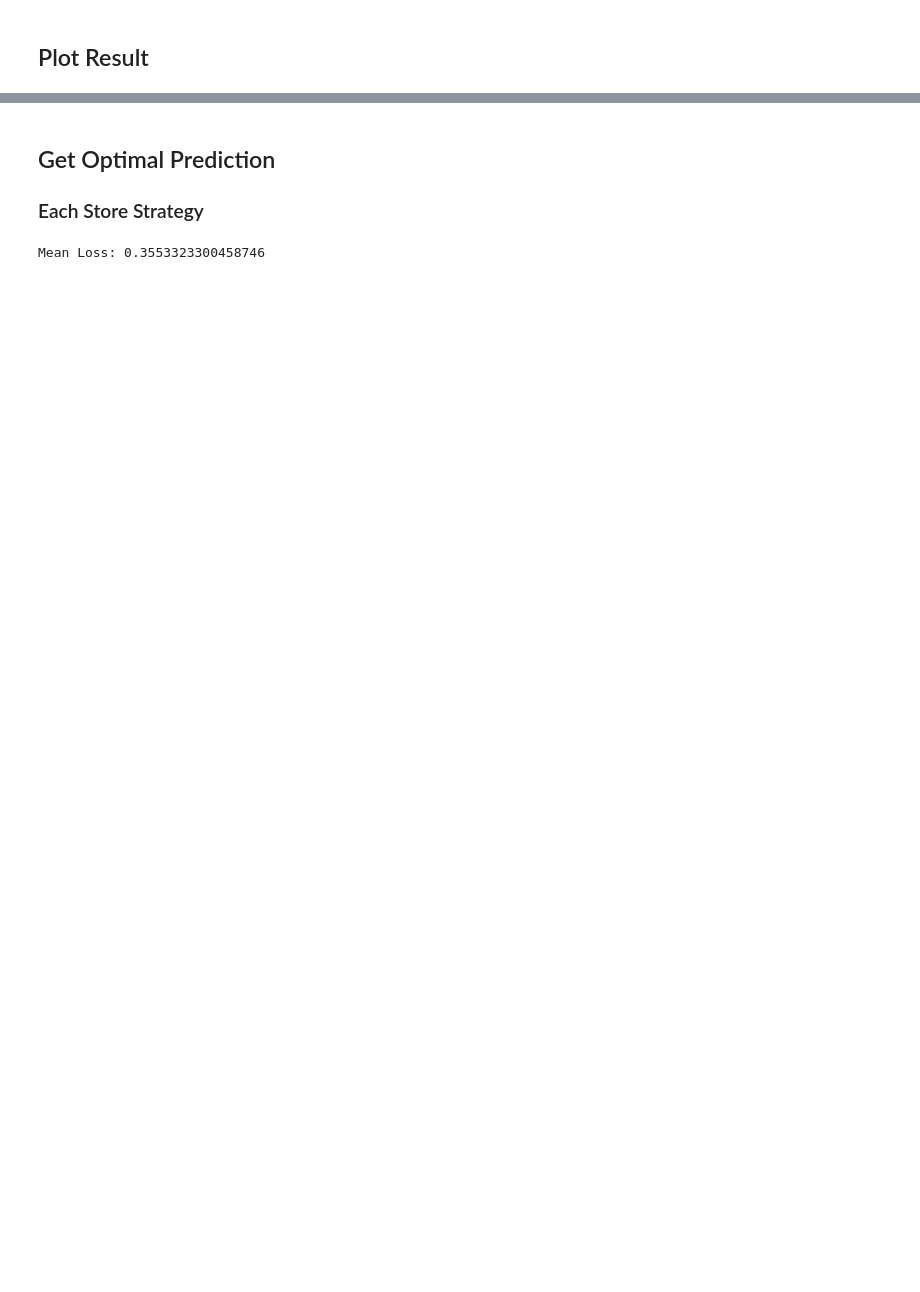
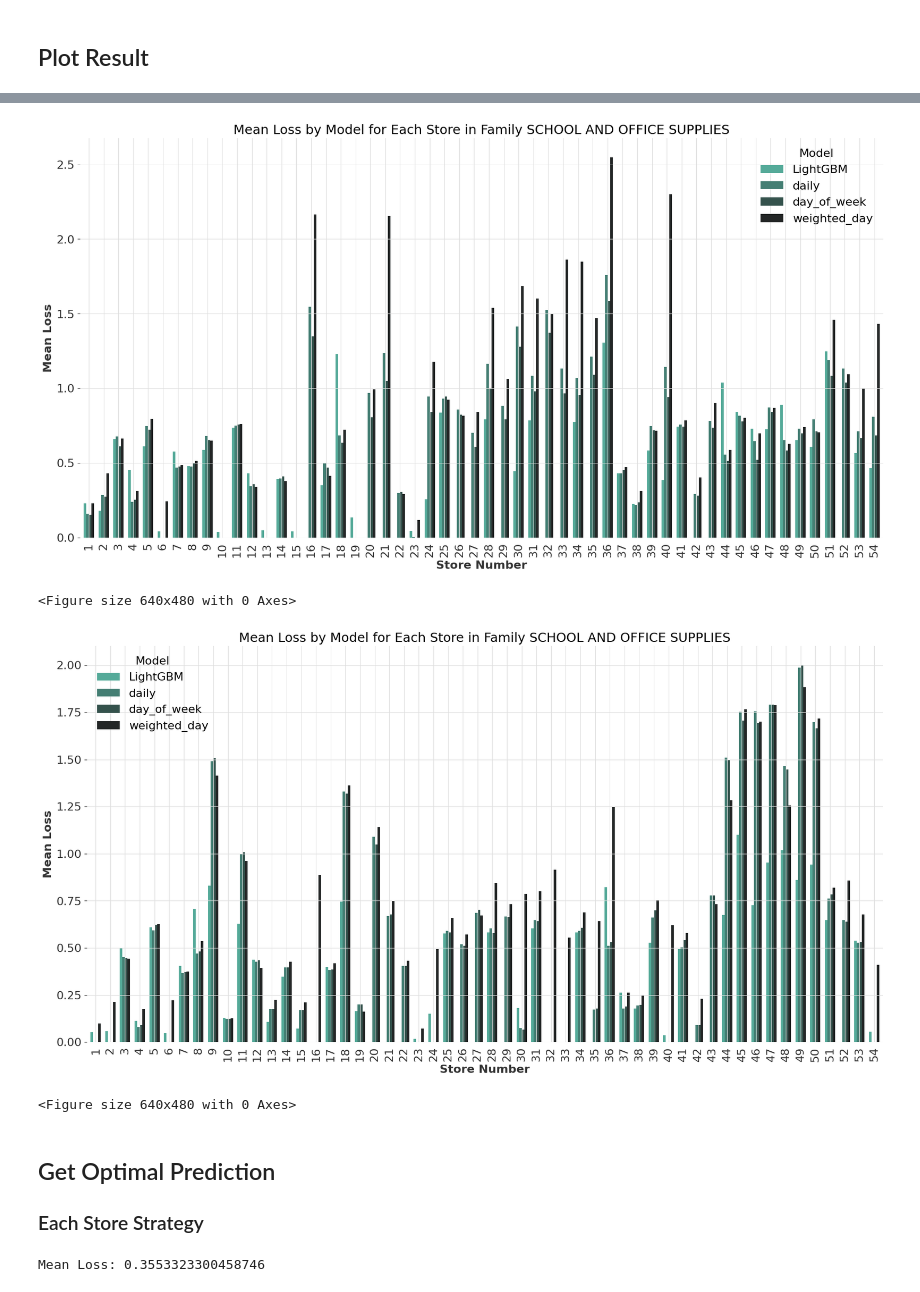
Before and after one commit to Tikhon-Radkevich/Store-Sales, a Jupyter notebook: notebooks/explore/advanced_predictor.ipynb, the cells around one changed output, grey strips where cells are left out. Cells and saved outputs as stored; diff of their text form; code cells hidden in the pictures; blank space fills up the shorter version.

```diff
--- a/notebooks/explore/advanced_predictor.ipynb
+++ b/notebooks/explore/advanced_predictor.ipynb
@@ -114,3 +105,15 @@ for family in families_for_lightgbm:
+# %%
+advanced_predictor.make_family_loss_plot(
+    family="SCHOOL AND OFFICE SUPPLIES", test_loss=False
+)
+advanced_predictor.make_family_loss_plot(
+    family="SCHOOL AND OFFICE SUPPLIES", test_loss=True
+)
+# %% [output]
+[figure, added]
+<Figure size 640x480 with 0 Axes>
+[figure, added]
+<Figure size 640x480 with 0 Axes>
 # %% [markdown]
 ## Get Optimal Prediction
 ### Each Store Strategy
```
Also changed, not shown: parts of 13 cells of this notebook.
